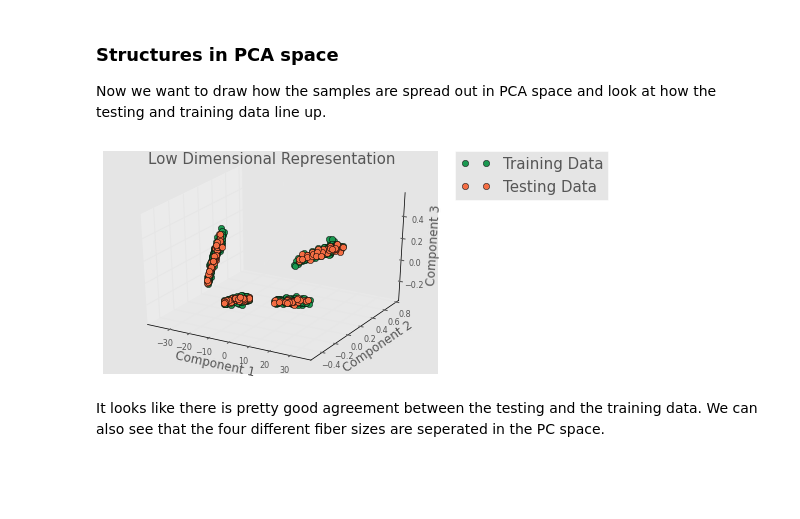
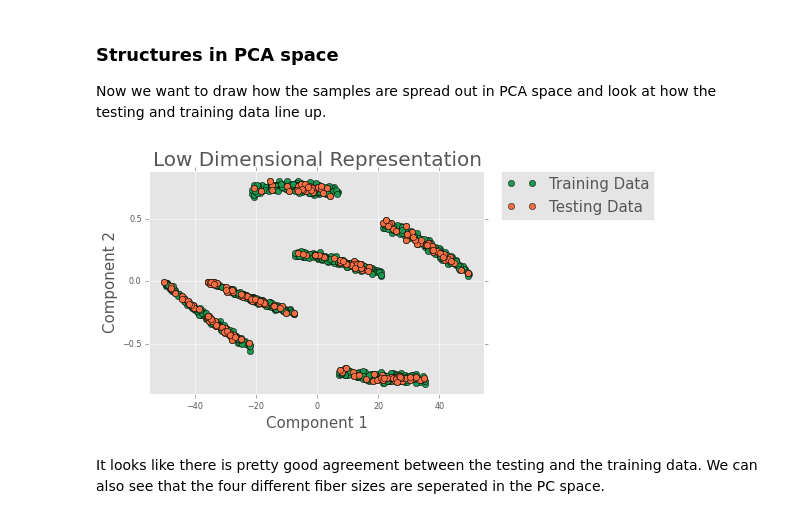
Before and after one commit to davidbrough1/pymks, a Jupyter notebook: notebooks/homogenization_fiber_2D.ipynb, the cells around one changed output. Saved outputs shown, nothing was run; the diff lists cells and outputs as text; code cells hidden in the pictures; blank space fills up the shorter version.

Commit message:
Update example with FE data
Update example with FE data instead of using the localization.

```diff
--- a/notebooks/homogenization_fiber_2D.ipynb
+++ b/notebooks/homogenization_fiber_2D.ipynb
@@ -43,3 +81,7 @@ Now we are going to print out a few microstructres to look at how the fiber leng
+# %%
+import cPickle as pickle
+pickle.dump((X, effective_stress), open('fiber_data.pkl', 'wb'))
+dataset, stresses = pickle.load(open('fiber_data.pkl', 'rb'))
 # %%
 from pymks.tools import draw_microstructures
 examples = dataset[::sample_size]
@@ -74,7 +116,7 @@ from sklearn.grid_search import GridSearchCV
 from sklearn.metrics import mean_squared_error, make_scorer
 mse_scorer = make_scorer(mean_squared_error, greater_is_better=False)
 
-params_to_tune = {'degree': np.arange(1, 4), 'n_components': np.arange(2, 8)}
+params_to_tune = {'degree': np.arange(2, 5), 'n_components': np.arange(2, 8)}
 fit_params = {'size': dataset[0].shape}
 gs = GridSearchCV(model, params_to_tune, fit_params=fit_params, scoring=mse_scorer).fit(data_train, stress_train)
 # %% [markdown]
@@ -113,6 +157,7 @@ draw_gridscores([  gs_deg_2, gs_deg_3], 'n_components',
 Our best model was found to have `degree` equal to 3 and `n_components` equal to 5. Let's go ahead and use it.
 # %%
 model = gs.best_estimator_
+model.fit(dataset, stresses)
 # %% [markdown]
 ### Structures in PCA space
 
@@ -120,14 +165,14 @@ Now we want to draw how the samples are spread out in PCA space and look at how
 # %%
 from pymks.tools import draw_components_scatter
 
 
 stress_predict = model.predict(data_test)
-draw_components_scatter([model.reduced_fit_data[:, :3],
-                         model.reduced_predict_data[:, :3]],
+draw_components_scatter([model.reduced_fit_data[:, :2],
+                         model.reduced_predict_data[:, :2]],
                         ['Training Data', 'Testing Data'],
                         legend_outside=True)
 # %% [output]
-[figure, old version]
+[figure, new version]
 # %% [markdown]
 It looks like there is pretty good agreement between the testing and the training data.  We can also see that the four different fiber sizes are seperated in the PC space.
 # %% [markdown]
```
Also changed, not shown: parts of 12 cells of this notebook.
